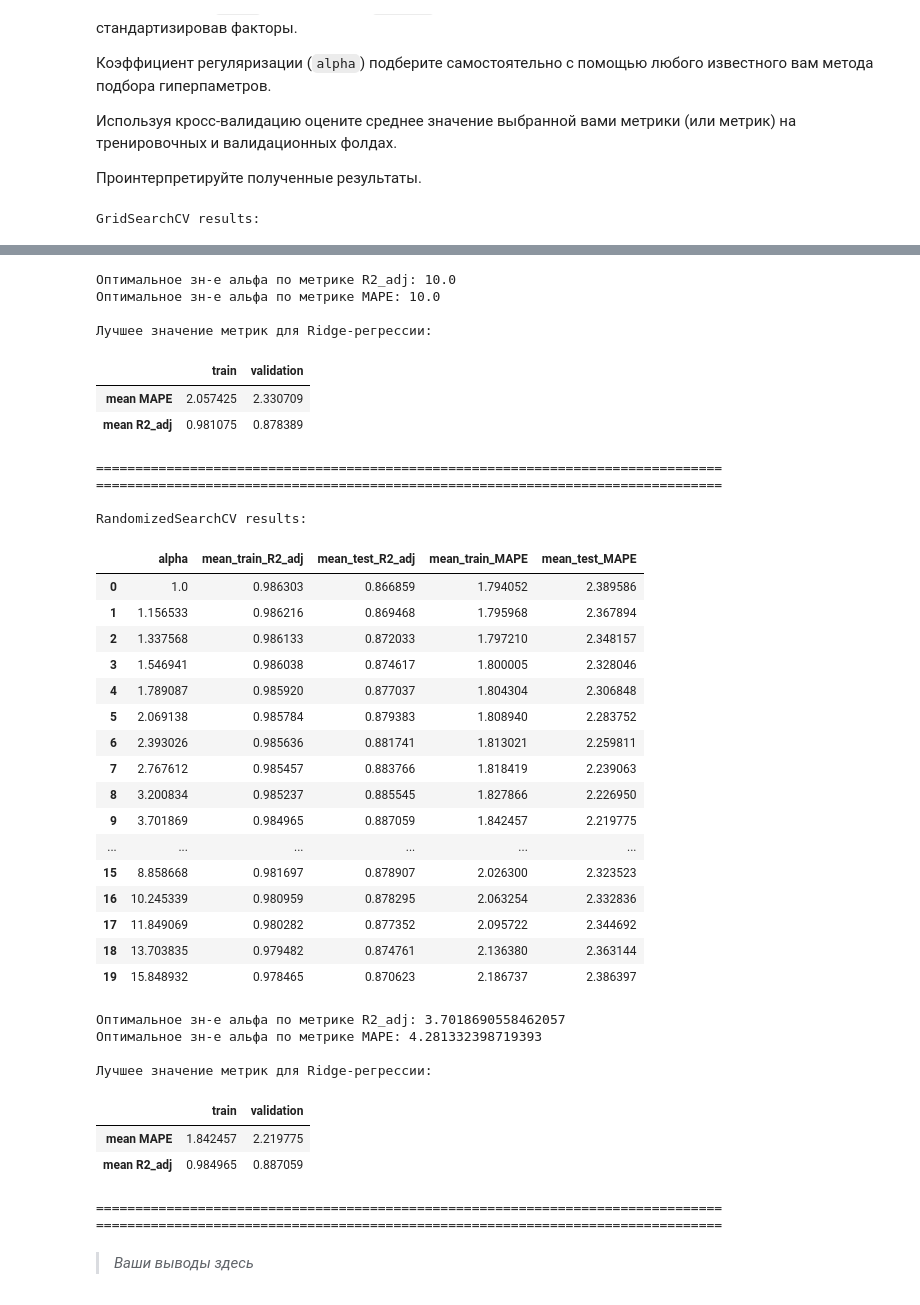
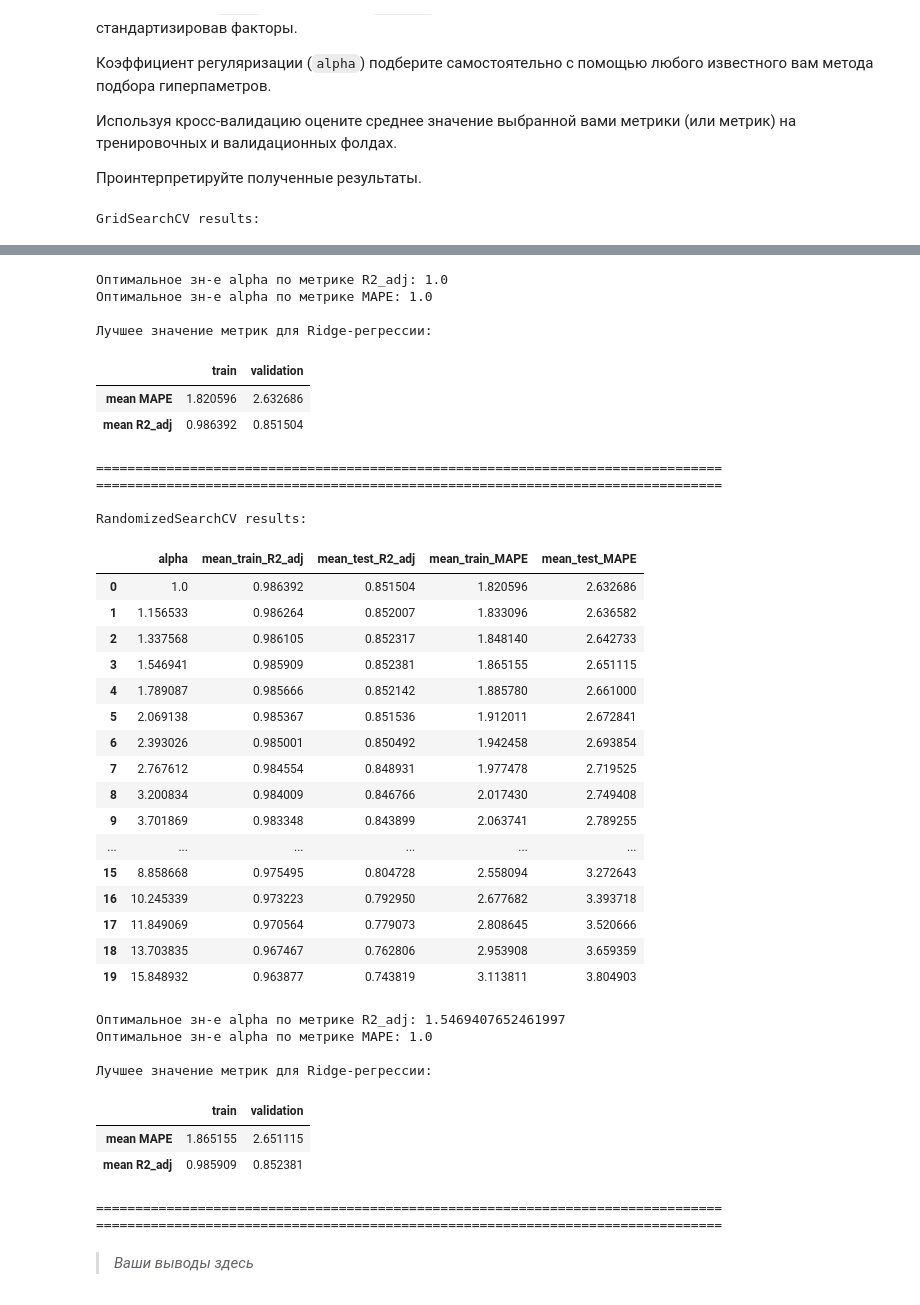
Before and after one commit to akitim/SkillFactory_current, a Jupyter notebook: MATH_ML_2_Практика_Акимкин.ipynb, the cells around one changed output, grey strips where cells are left out. Drawn from its saved outputs; the diff is of its cells as text; code cells hidden in the pictures.

```diff
--- a/MATH_ML_2_Практика_Акимкин.ipynb
+++ b/MATH_ML_2_Практика_Акимкин.ipynb
@@ -881,7 +889,7 @@ gs_ridge = GridSearchCV(
 gs_ridge.fit(x_poly_st, y);
 
 # вывод результатов
-df_ridge_gs = pd.DataFrame(gs.cv_results_).loc[:,
+df_ridge_gs = pd.DataFrame(gs_ridge.cv_results_).loc[:,
  ['param_alpha',
   'mean_train_R2_adj', 'mean_test_R2_adj',
   'mean_train_nMAPE', 'mean_test_nMAPE']]
@@ -897,16 +905,18 @@ ind_mape_min_gs_ridge = df_ridge_gs['mean_test_MAPE'].argmin()
 print('\nGridSearchCV results:\n')
 display(df_ridge_gs)
 print('Оптимальное зн-е alpha по метрике R2_adj:',
-      df_ridge_gs.loc[ind_r2_max_gs, 'alpha'])
+      df_ridge_gs.loc[ind_r2_max_gs_ridge, 'alpha'])
 print('Оптимальное зн-е alpha по метрике MAPE:',
-      df_ridge_gs.loc[ind_mape_min_gs, 'alpha'])
+      df_ridge_gs.loc[ind_mape_min_gs_ridge, 'alpha'])
 
 print('\nЛучшее значение метрик для Ridge-регрессии:')
 display(pd.DataFrame(
     {'train':
-     df_ridge_gs.loc[ind_r2_max_gs, ['mean_train_MAPE', 'mean_train_R2_adj']].values,
+     df_ridge_gs.loc[ind_r2_max_gs_ridge, ['mean_train_MAPE',
+                                          'mean_train_R2_adj']].values,
      'validation':
-     df_ridge_gs.loc[ind_r2_max_gs, ['mean_test_MAPE', 'mean_test_R2_adj']].values},
+     df_ridge_gs.loc[ind_r2_max_gs_ridge, ['mean_test_MAPE',
+                                           'mean_test_R2_adj']].values},
      index = ['mean MAPE', 'mean R2_adj']))
 print('=' * 80 + '\n' + '=' * 80)
 
@@ -924,7 +934,7 @@ rs_ridge = RandomizedSearchCV(
 rs_ridge.fit(x_poly_st, y);
 
 # вывод результатов
-df_ridge_rs = pd.DataFrame(rs.cv_results_).loc[:,
+df_ridge_rs = pd.DataFrame(rs_ridge.cv_results_).loc[:,
  ['param_alpha', 'mean_train_R2_adj', 'mean_test_R2_adj',
   'mean_train_nMAPE', 'mean_test_nMAPE']]
 df_ridge_rs[['mean_train_nMAPE', 'mean_test_nMAPE']] *= -100
@@ -939,16 +949,16 @@ ind_mape_min_rs_ridge = df_ridge_rs['mean_test_MAPE'].argmin()
 print('\nRandomizedSearchCV results:\n')
 display(df_ridge_rs)
 print('Оптимальное зн-е alpha по метрике R2_adj:',
-      df_ridge_rs.loc[ind_r2_max_rs, 'alpha'])
+      df_ridge_rs.loc[ind_r2_max_rs_ridge, 'alpha'])
 print('Оптимальное зн-е alpha по метрике MAPE:',
-      df_ridge_rs.loc[ind_mape_min_rs, 'alpha'])
+      df_ridge_rs.loc[ind_mape_min_rs_ridge, 'alpha'])
 
 print('\nЛучшее значение метрик для Ridge-регрессии:')
 display(pd.DataFrame(
     {'train':
-     df_lasso_rs.loc[ind_r2_max_rs, ['mean_train_MAPE', 'mean_train_R2_adj']].values,
+     df_ridge_rs.loc[ind_r2_max_rs_ridge, ['mean_train_MAPE', 'mean_train_R2_adj']].values,
      'validation':
-     df_lasso_rs.loc[ind_r2_max_rs, ['mean_test_MAPE', 'mean_test_R2_adj']].values},
+     df_ridge_rs.loc[ind_r2_max_rs_ridge, ['mean_test_MAPE', 'mean_test_R2_adj']].values},
      index = ['mean MAPE', 'mean R2_adj']))
 print('=' * 80 + '\n' + '=' * 80)
 # %% [output]
@@ -968,38 +978,38 @@ GridSearchCV results:
-Оптимальное зн-е альфа по метрике R2_adj: 10.0
-Оптимальное зн-е альфа по метрике MAPE: 10.0
+Оптимальное зн-е alpha по метрике R2_adj: 1.0
+Оптимальное зн-е alpha по метрике MAPE: 1.0
 
 Лучшее значение метрик для Ridge-регрессии:
 |  | train | validation |
-| mean MAPE | 2.057425 | 2.330709 |
-| mean R2_adj | 0.981075 | 0.878389 |
+| mean MAPE | 1.820596 | 2.632686 |
+| mean R2_adj | 0.986392 | 0.851504 |
 ================================================================================
 ================================================================================
 
 RandomizedSearchCV results:
 |  | alpha | mean_train_R2_adj | mean_test_R2_adj | mean_train_MAPE | mean_test_MAPE |
-| 0 | 1.0 | 0.986303 | 0.866859 | 1.794052 | 2.389586 |
-| 1 | 1.156533 | 0.986216 | 0.869468 | 1.795968 | 2.367894 |
-| 2 | 1.337568 | 0.986133 | 0.872033 | 1.797210 | 2.348157 |
-| 3 | 1.546941 | 0.986038 | 0.874617 | 1.800005 | 2.328046 |
-| 4 | 1.789087 | 0.985920 | 0.877037 | 1.804304 | 2.306848 |
-| 5 | 2.069138 | 0.985784 | 0.879383 | 1.808940 | 2.283752 |
-| 6 | 2.393026 | 0.985636 | 0.881741 | 1.813021 | 2.259811 |
-| 7 | 2.767612 | 0.985457 | 0.883766 | 1.818419 | 2.239063 |
-| 8 | 3.200834 | 0.985237 | 0.885545 | 1.827866 | 2.226950 |
-| 9 | 3.701869 | 0.984965 | 0.887059 | 1.842457 | 2.219775 |
+| 0 | 1.0 | 0.986392 | 0.851504 | 1.820596 | 2.632686 |
+| 1 | 1.156533 | 0.986264 | 0.852007 | 1.833096 | 2.636582 |
+| 2 | 1.337568 | 0.986105 | 0.852317 | 1.848140 | 2.642733 |
+| 3 | 1.546941 | 0.985909 | 0.852381 | 1.865155 | 2.651115 |
+| 4 | 1.789087 | 0.985666 | 0.852142 | 1.885780 | 2.661000 |
+| 5 | 2.069138 | 0.985367 | 0.851536 | 1.912011 | 2.672841 |
+| 6 | 2.393026 | 0.985001 | 0.850492 | 1.942458 | 2.693854 |
+| 7 | 2.767612 | 0.984554 | 0.848931 | 1.977478 | 2.719525 |
+| 8 | 3.200834 | 0.984009 | 0.846766 | 2.017430 | 2.749408 |
+| 9 | 3.701869 | 0.983348 | 0.843899 | 2.063741 | 2.789255 |
 | ... | ... | ... | ... | ... | ... |
-| 15 | 8.858668 | 0.981697 | 0.878907 | 2.026300 | 2.323523 |
-| 16 | 10.245339 | 0.980959 | 0.878295 | 2.063254 | 2.332836 |
-| 17 | 11.849069 | 0.980282 | 0.877352 | 2.095722 | 2.344692 |
-| 18 | 13.703835 | 0.979482 | 0.874761 | 2.136380 | 2.363144 |
-| 19 | 15.848932 | 0.978465 | 0.870623 | 2.186737 | 2.386397 |
+| 15 | 8.858668 | 0.975495 | 0.804728 | 2.558094 | 3.272643 |
+| 16 | 10.245339 | 0.973223 | 0.792950 | 2.677682 | 3.393718 |
+| 17 | 11.849069 | 0.970564 | 0.779073 | 2.808645 | 3.520666 |
+| 18 | 13.703835 | 0.967467 | 0.762806 | 2.953908 | 3.659359 |
+| 19 | 15.848932 | 0.963877 | 0.743819 | 3.113811 | 3.804903 |
-Оптимальное зн-е альфа по метрике R2_adj: 3.7018690558462057
-Оптимальное зн-е альфа по метрике MAPE: 4.281332398719393
+Оптимальное зн-е alpha по метрике R2_adj: 1.5469407652461997
+Оптимальное зн-е alpha по метрике MAPE: 1.0
 
 Лучшее значение метрик для Ridge-регрессии:
 |  | train | validation |
-| mean MAPE | 1.842457 | 2.219775 |
-| mean R2_adj | 0.984965 | 0.887059 |
+| mean MAPE | 1.865155 | 2.651115 |
+| mean R2_adj | 0.985909 | 0.852381 |
 ================================================================================
 ================================================================================
 # %% [markdown]
```
Also changed, not shown: parts of 4 cells of this notebook.
